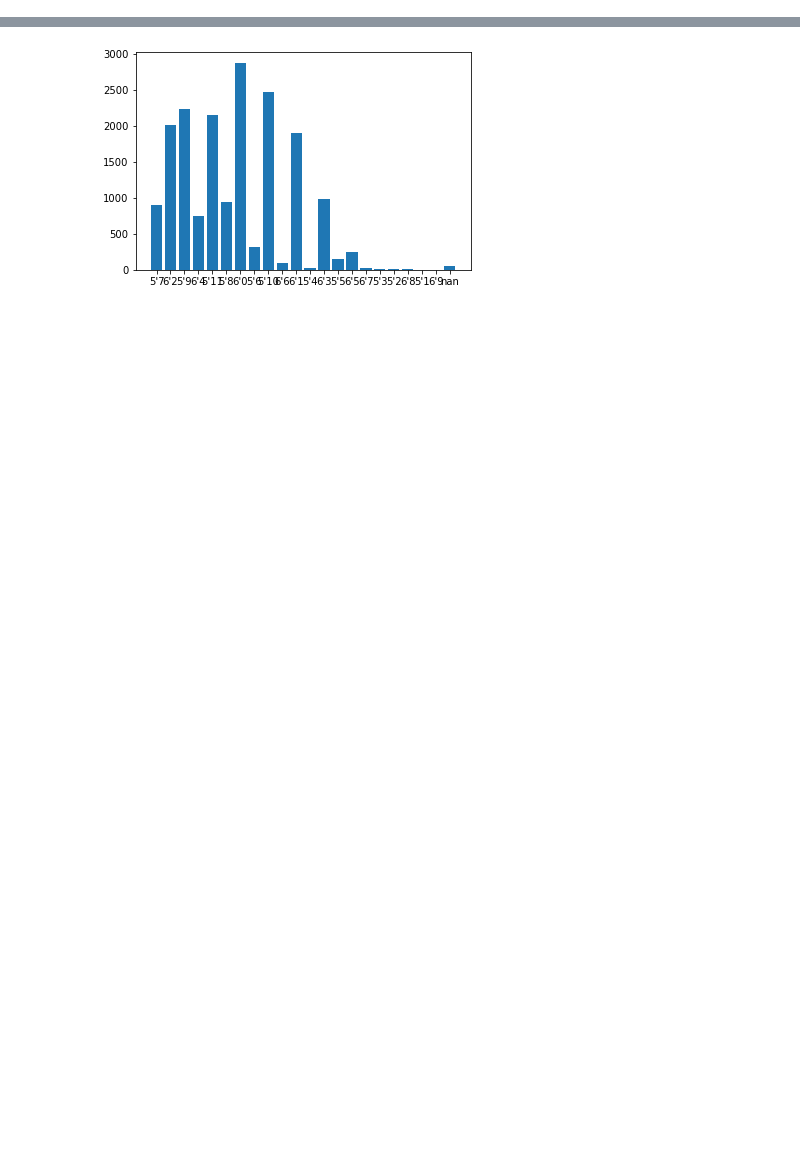
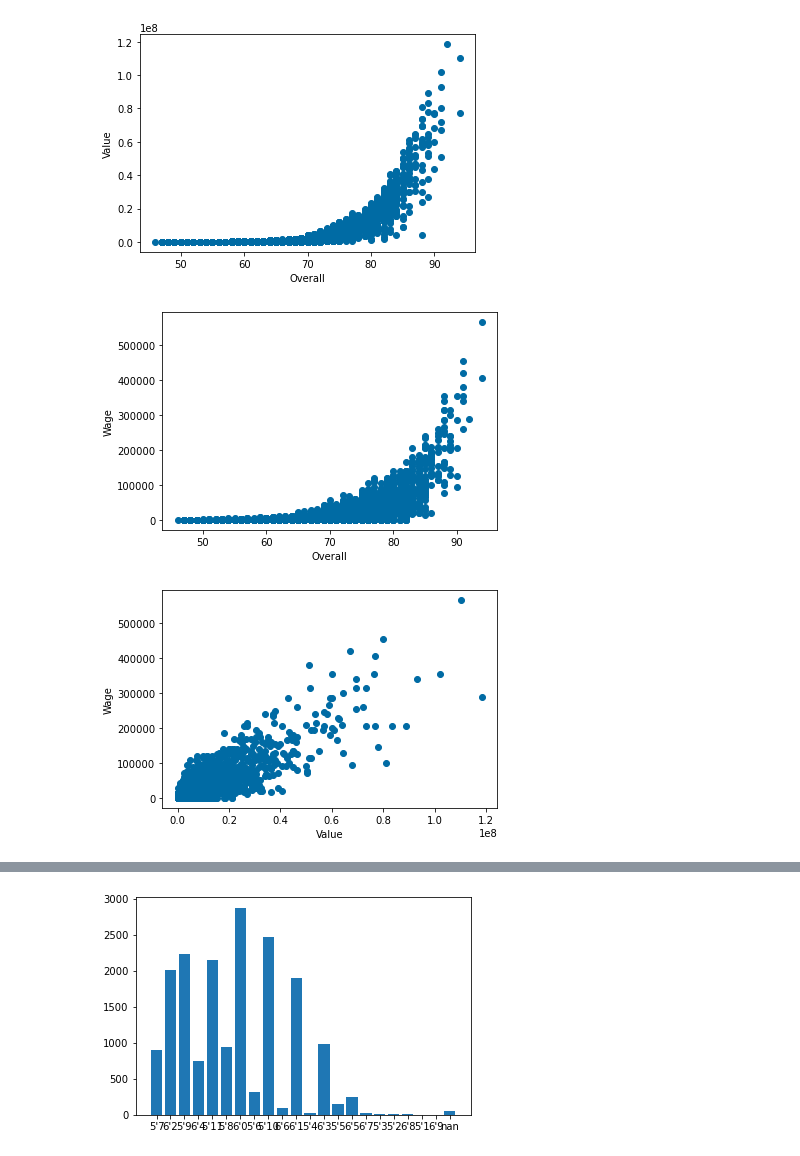
Before and after one commit to tusharc31/Data-Analytics, a Jupyter notebook: Project-1/Project-1.ipynb, the cells around one changed output, grey strips where cells are left out. Drawn from its saved outputs; the diff is of its cells as text; code cells hidden in the pictures; blank space fills up the shorter version.

```diff
--- a/Project-1/Project-1.ipynb
+++ b/Project-1/Project-1.ipynb
@@ -50,0 +305,58 @@ Index(['Unnamed: 0', 'ID', 'Name', 'Age', 'Photo', 'Nationality', 'Flag',
+# %%
+
+X = df['Value'].tolist()
+Y = df['Overall'].tolist()
+Z = df['Wage'].tolist()
+
+Xnew = []
+Ynew = []
+Znew = []
+
+for i in range(len(X)):
+
+    xval = X[i]
+    yval = Y[i]
+    zval = Z[i]
+
+    if '€' in xval: xval = xval[1:]
+    if 'K' in xval: xval = float(xval[:-1])*1000
+    elif 'M' in xval:
+        xval = xval[:-1]
+        xval = float(xval)*1000000
+
+
+    if '€' in zval: zval = zval[1:]
+    if 'K' in zval: zval = float(zval[:-1])*1000
+    elif 'M' in zval:
+        zval = zval[:-1]
+        zval = float(zval)*1000000
+
+    xval=float(xval)
+    yval=float(yval)
+    zval=float(zval)
+
+    if xval!=0.0 and yval!=0.0 and zval!=0.0:
+        Xnew.append(xval)
+        Ynew.append(yval)
+        Znew.append(zval)
+
+
+
+plt.scatter(Ynew,Xnew)
+plt.xlabel('Overall')
+plt.ylabel('Value')
+plt.show()
+
+plt.scatter(Ynew,Znew)
+plt.xlabel('Overall')
+plt.ylabel('Wage')
+plt.show()
+
+plt.scatter(Xnew,Znew)
+plt.xlabel('Value')
+plt.ylabel('Wage')
+plt.show()
+# %% [output]
+[figure, added]
+[figure, added]
+[figure, added]
```
Also changed, not shown: parts of 12 cells of this notebook.
